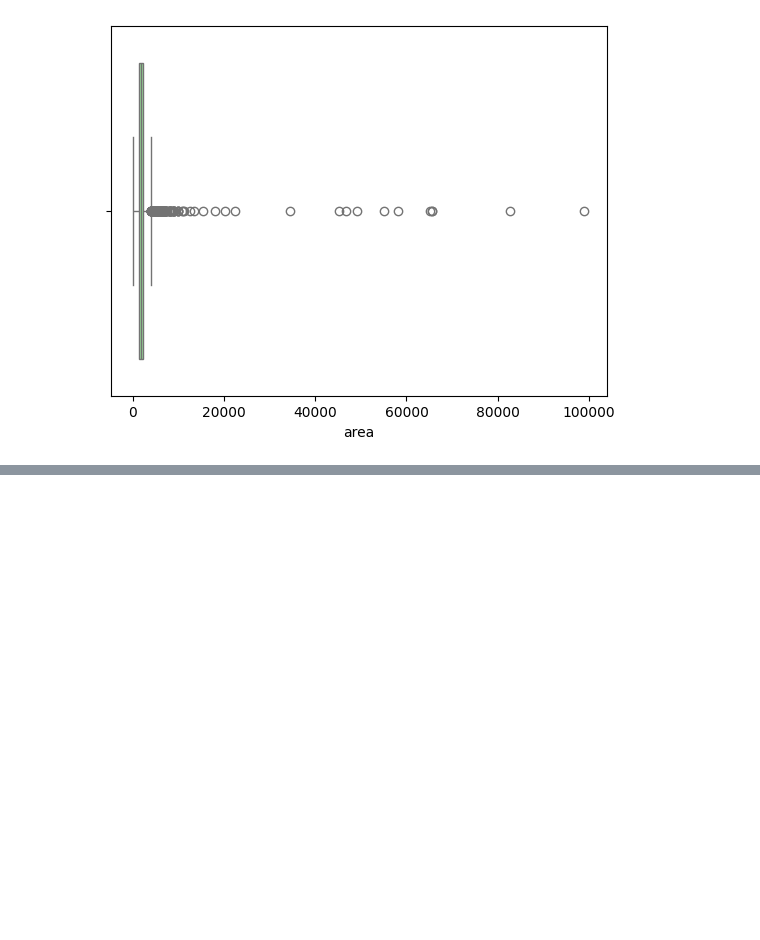
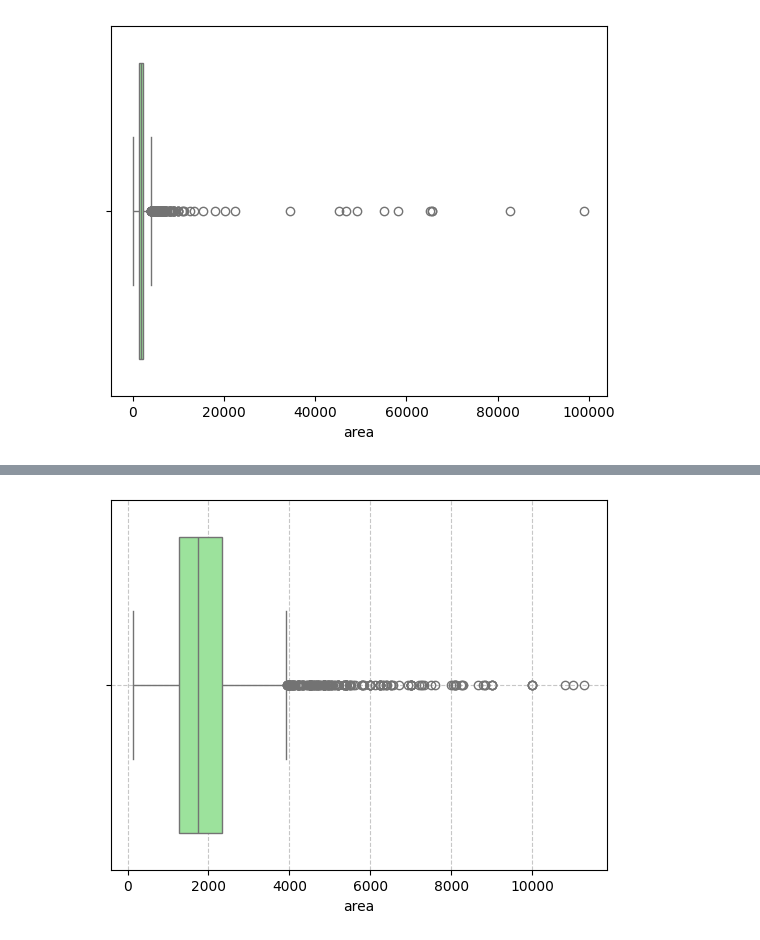
Before and after one commit to 07Sada/real-estate-property-price-predictor, a Jupyter notebook: notebooks/outlier-treatment_#07.ipynb, the cells around one changed output, grey strips where cells are left out. Saved outputs shown, nothing was run; the diff lists cells and outputs as text; code cells hidden in the pictures; blank space fills up the shorter version.

```diff
--- a/notebooks/outlier-treatment_#07.ipynb
+++ b/notebooks/outlier-treatment_#07.ipynb
@@ -327,0 +366,6 @@ df[df['area'] > 10000].sort_values('area',ascending=False)
+# %%
+sns.boxplot(df['area'], orient='h', color='lightgreen')
+plt.grid(axis="y", linestyle="--", alpha=0.7)  # Add faint gridlines
+plt.grid(axis="x", linestyle="--", alpha=0.7)  # Add faint gridlines
+# %% [output]
+[figure, added]
```
Also changed, not shown: parts of 45 cells of this notebook.
